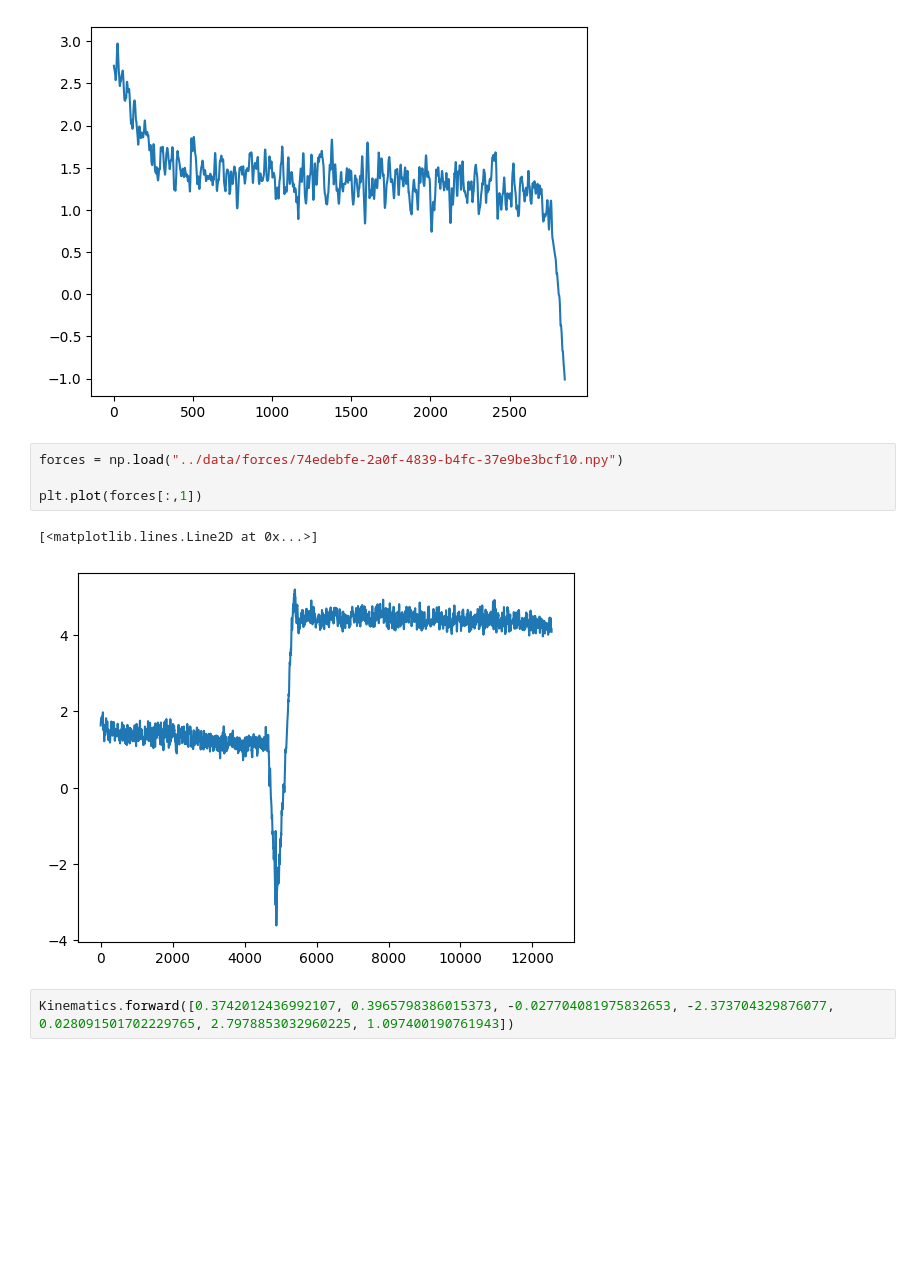
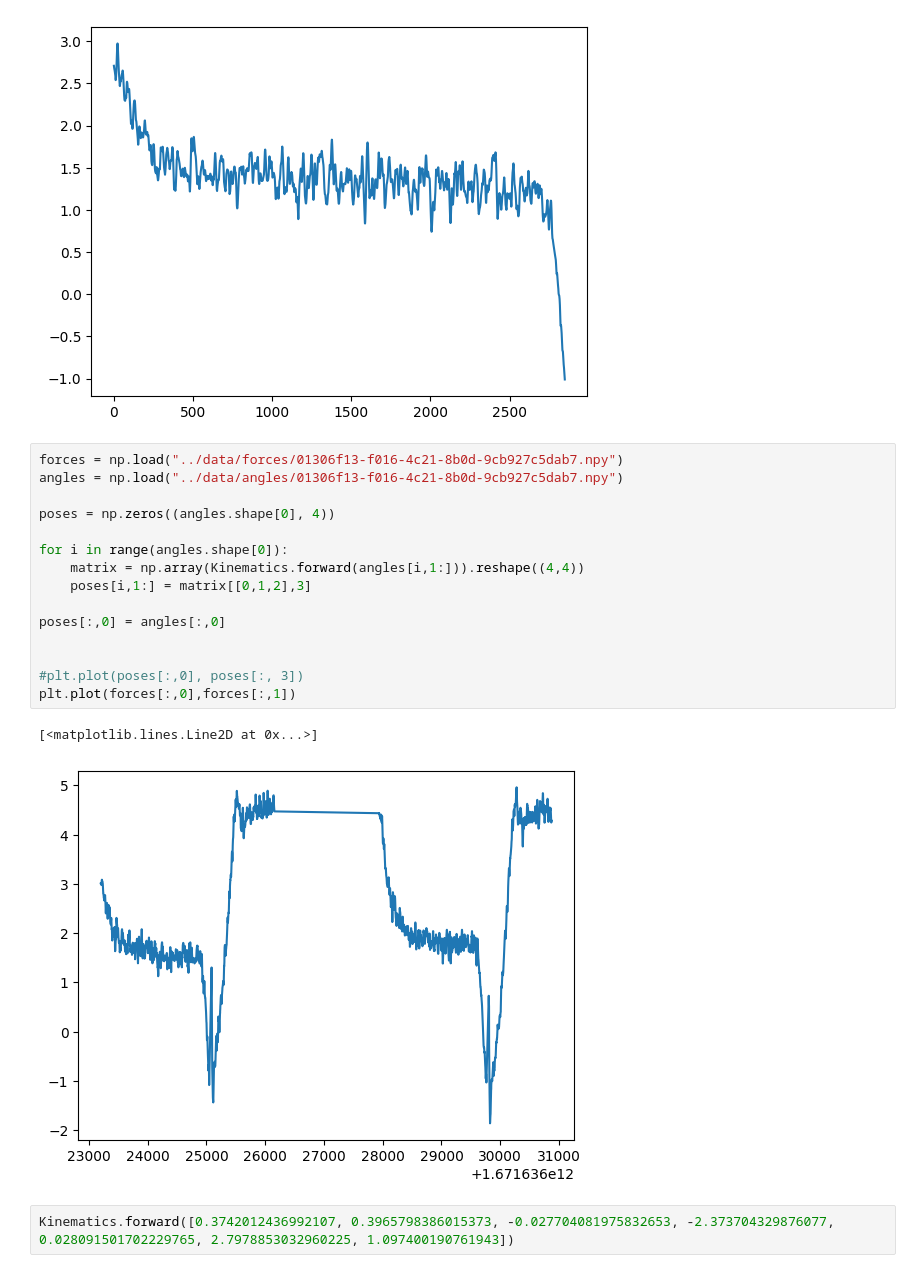
Before and after one commit to alapkshirsagar/active-tactile-hardness-classification, a Jupyter notebook: src/lab.ipynb, the cells around one changed output. Cells and saved outputs as stored; diff of their text form; blank space fills up the shorter version.

```diff
--- a/src/lab.ipynb
+++ b/src/lab.ipynb
@@ -86,13 +86,24 @@ plt.plot(forces[:,1])
 # %% [output]
 [<matplotlib.lines.Line2D at 0x...>]
 [figure]
-# %%
-forces = np.load("../data/forces/74edebfe-2a0f-4839-b4fc-37e9be3bcf10.npy")
-
-plt.plot(forces[:,1])
-# %% [output]
-[<matplotlib.lines.Line2D at 0x...>]
-[figure, removed]
+# %%
+forces = np.load("../data/forces/01306f13-f016-4c21-8b0d-9cb927c5dab7.npy")
+angles = np.load("../data/angles/01306f13-f016-4c21-8b0d-9cb927c5dab7.npy")
+
+poses = np.zeros((angles.shape[0], 4))
+
+for i in range(angles.shape[0]):
+    matrix = np.array(Kinematics.forward(angles[i,1:])).reshape((4,4))
+    poses[i,1:] = matrix[[0,1,2],3]
+
+poses[:,0] = angles[:,0]
+
+
+#plt.plot(poses[:,0], poses[:, 3])
+plt.plot(forces[:,0],forces[:,1])
+# %% [output]
+[<matplotlib.lines.Line2D at 0x...>]
+[figure, added]
 # %%
 Kinematics.forward([0.3742012436992107, 0.3965798386015373, -0.027704081975832653, -2.373704329876077, 0.028091501702229765, 2.7978853032960225, 1.097400190761943])
 # %% [output]
```
Also changed, not shown: parts of 3 cells of this notebook, 2 other files.
